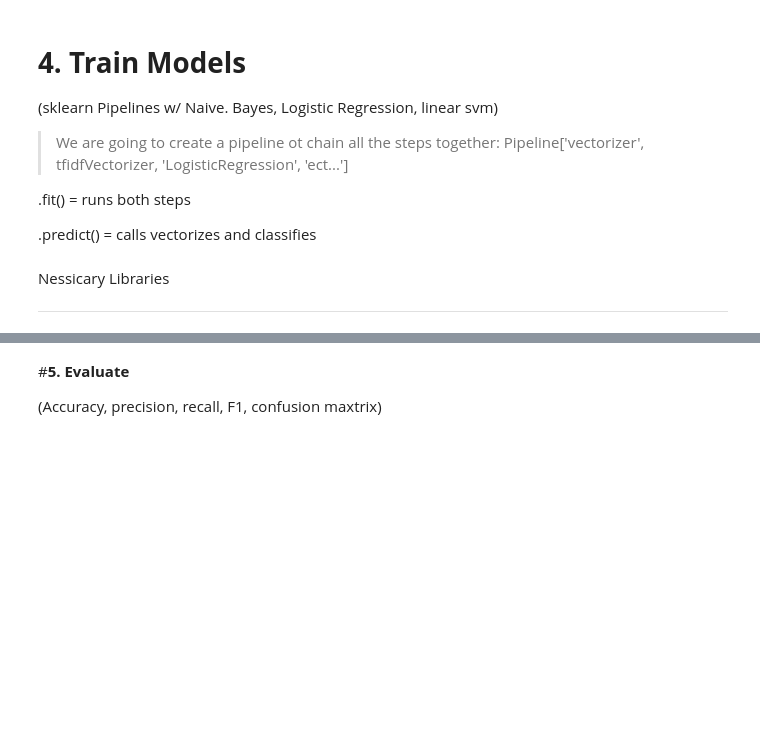
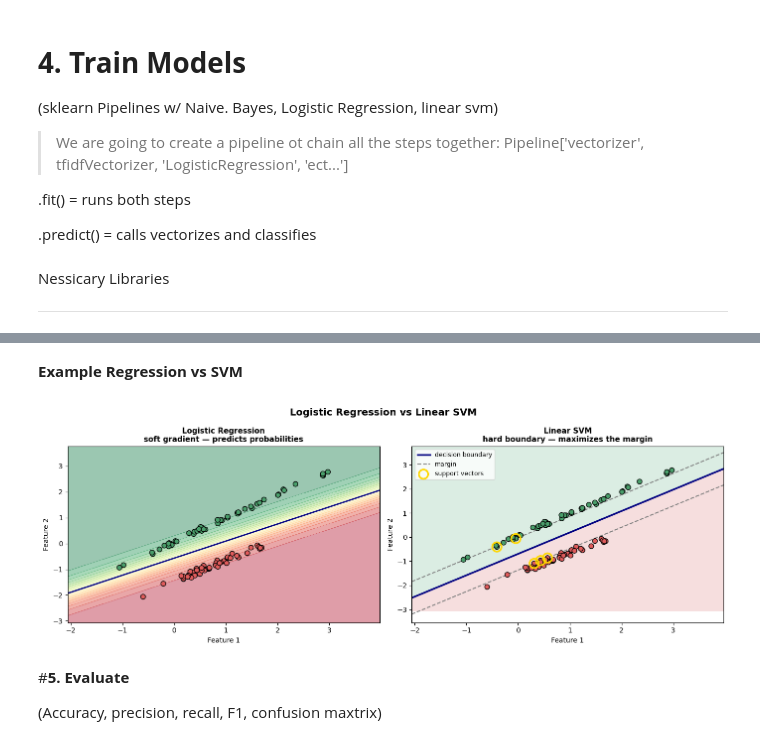
Before and after one commit to ramjason05/Nlp_Ai_Club_Workshop, a Jupyter notebook: NLP_Workshop_Host.ipynb, the cells around one changed output, grey strips where cells are left out. Cells and saved outputs as stored; diff of their text form; code cells hidden in the pictures; blank space fills up the shorter version.

Commit message:
Finished Training the models

```diff
--- a/NLP_Workshop_Host.ipynb
+++ b/NLP_Workshop_Host.ipynb
@@ -417,3 +456,63 @@ from sklearn.pipeline import Pipeline #library to actually use the pipeline
+# %% [markdown]
+**Example Regression vs SVM**
+# %%
+#JUST EXAMPLE TO SEE VISUAL DIFFERENCE / IGNORE FOR MODEL
+X, y = make_classification(n_samples=100, n_features=2, n_redundant=0,
+                           n_clusters_per_class=1, class_sep=0.8, random_state=42)
+
+lr  = LogisticRegression().fit(X, y)
+svm = SVC(kernel='linear', C=1.0).fit(X, y)  # SVC instead of LinearSVC so we can draw margins
+
+fig, axes = plt.subplots(1, 2, figsize=(14, 5))
+fig.suptitle('Logistic Regression vs Linear SVM', fontsize=14, fontweight='bold')
+
+colors = ['#e05c5c', '#4a9e6b']
+
+# ── LEFT: Logistic Regression ────────────────────────────────────
+x_min, x_max = X[:, 0].min() - 1, X[:, 0].max() + 1
+y_min, y_max = X[:, 1].min() - 1, X[:, 1].max() + 1
+xx, yy = np.meshgrid(np.linspace(x_min, x_max, 300),
+                     np.linspace(y_min, y_max, 300))
+
+Z_lr = lr.predict_proba(np.c_[xx.ravel(), yy.ravel()])[:, 1].reshape(xx.shape)
+axes[0].contourf(xx, yy, Z_lr, levels=20, cmap='RdYlGn', alpha=0.4)
+axes[0].contour(xx, yy, Z_lr, levels=[0.5], colors='navy', linewidths=2)
+axes[0].scatter(X[:, 0], X[:, 1], c=[colors[i] for i in y], edgecolors='k', s=50, zorder=3)
+axes[0].set_title('Logistic Regression\nsoft gradient — predicts probabilities', fontsize=11, fontweight='bold')
+axes[0].set_xlabel('Feature 1')
+axes[0].set_ylabel('Feature 2')
+
+# ── RIGHT: SVM with margin lines ─────────────────────────────────
+Z_svm = svm.predict(np.c_[xx.ravel(), yy.ravel()]).reshape(xx.shape)
+axes[1].contourf(xx, yy, Z_svm, alpha=0.15, cmap='RdYlGn')
+
+# Decision boundary + margin lines from support vectors
+w  = svm.coef_[0]
+b  = svm.intercept_[0]
+x_line = np.linspace(x_min, x_max, 300)
+
+axes[1].plot(x_line, -(w[0] * x_line + b) / w[1],
+             color='navy', linewidth=2.5, label='decision boundary')
+axes[1].plot(x_line, -(w[0] * x_line + b - 1) / w[1],
+             color='gray', linewidth=1.5, linestyle='--', label='margin')
+axes[1].plot(x_line, -(w[0] * x_line + b + 1) / w[1],
+             color='gray', linewidth=1.5, linestyle='--')
+
+# Highlight support vectors
+axes[1].scatter(svm.support_vectors_[:, 0], svm.support_vectors_[:, 1],
+                s=180, facecolors='none', edgecolors='gold',
+                linewidths=2.5, zorder=4, label='support vectors')
+axes[1].scatter(X[:, 0], X[:, 1], c=[colors[i] for i in y], edgecolors='k', s=50, zorder=3)
+
+axes[1].set_title('Linear SVM\nhard boundary — maximizes the margin', fontsize=11, fontweight='bold')
+axes[1].set_xlabel('Feature 1')
+axes[1].set_ylabel('Feature 2')
+axes[1].legend(loc='upper left', fontsize=9)
+
+plt.tight_layout()
+plt.show()
+# %% [output]
+[figure, added]
 # %% [markdown]
 #**5. Evaluate**
 
```
Also changed, not shown: parts of 2 cells of this notebook.
